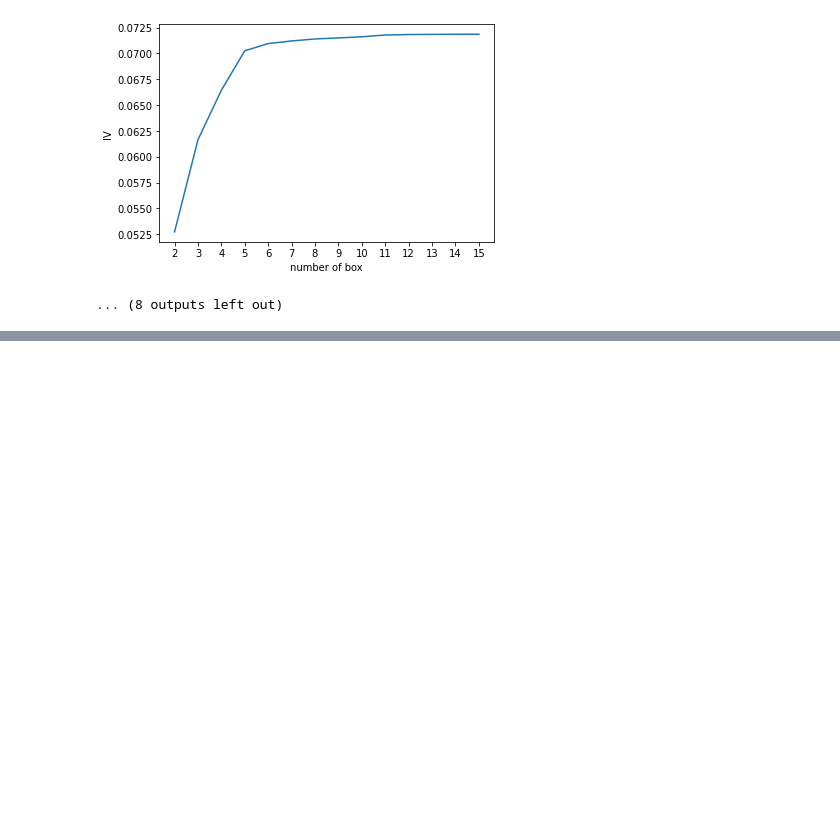
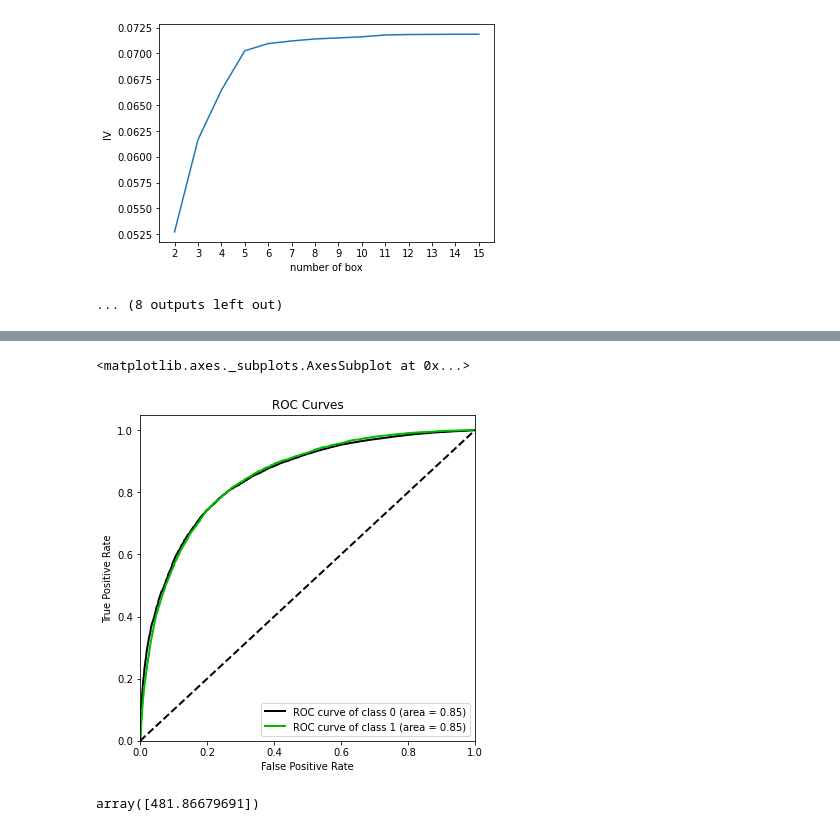
Before and after one commit to Knowledge-Precipitation-Tribe/Machine-Learning, a Jupyter notebook: logisitcRegression/rankingcard.ipynb, the cells around one changed output, grey strips where cells are left out. Saved outputs shown, nothing was run; the diff lists cells and outputs as text; code cells hidden in the pictures; blank space fills up the shorter version.

```diff
--- a/logisitcRegression/rankingcard.ipynb
+++ b/logisitcRegression/rankingcard.ipynb
@@ -756,0 +960,10 @@ NumberOfOpenCreditLinesAndLoans
+# %%
+import scikitplot as skplt
+
+vali_proba_df = pd.DataFrame(lr.predict_proba(vali_x))
+skplt.metrics.plot_roc(vali_y, vali_proba_df,
+                        plot_micro=False,figsize=(6,6),
+                        plot_macro=False)
+# %% [output]
+<matplotlib.axes._subplots.AxesSubplot at 0x...>
+[figure, added]
@@ -756,0 +973,5 @@ NumberOfOpenCreditLinesAndLoans
+# %%
+base_score = A - B*lr.intercept_
+base_score
+# %% [output]
+array([481.86679691])
```
Also changed, not shown: parts of 20 cells of this notebook, 1 other file.
